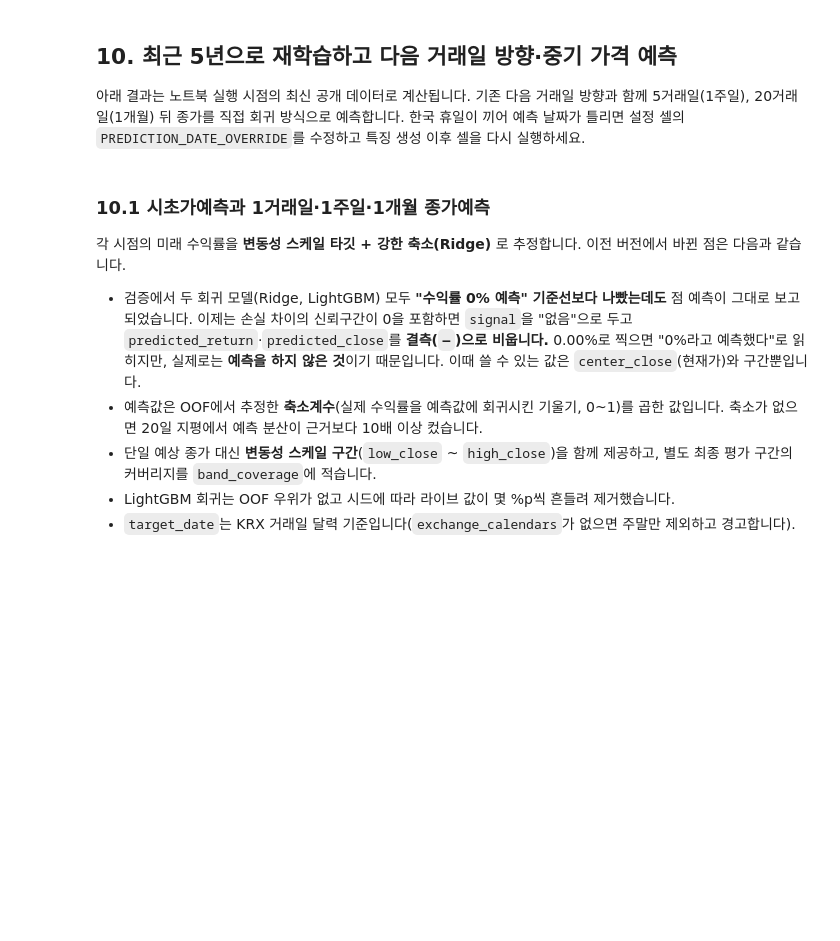
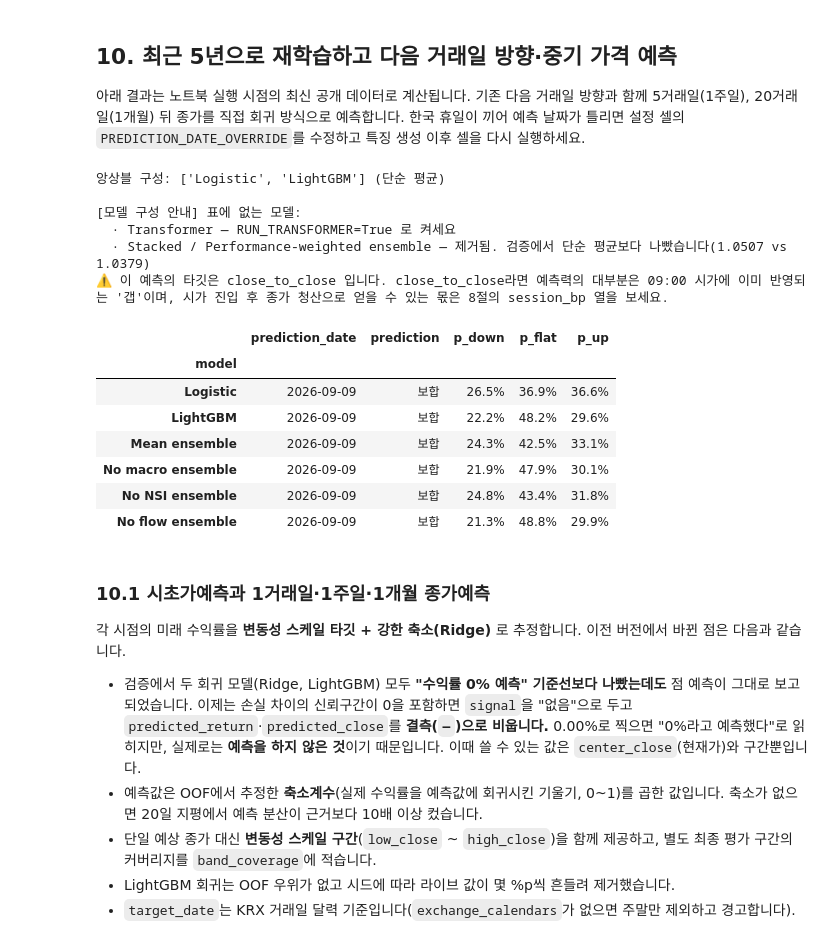
Before and after one commit to namyikim/predict_stock, a Jupyter notebook: samsung_direction_model_colab.ipynb, the cells around one changed output. Cells and saved outputs as stored; diff of their text form; code cells hidden in the pictures; blank space fills up the shorter version.

```diff
--- a/samsung_direction_model_colab.ipynb
+++ b/samsung_direction_model_colab.ipynb
@@ -4480,10 +4464,6 @@ if FLOW_ACTIVE:
 # 예측일의 이벤트 표시. 실적 시즌·직전 공시가 있는 날은 변동성이 커진다. 예측을 바꾸지는 않고
 # 원장에 표시만 남겨, 나중에 '이벤트일'과 '평일'을 나눠 채점할 수 있게 한다.
 prediction_event_flags = event_flags(prediction_date, disclosures) if USE_DISCLOSURES else []
-# 미국 CPI·PPI·FOMC 발표는 한국 시간 밤이라 그 반응이 다음 거래일 갭에 나타난다. 예측은 그대로 두고
-# 표시만 남긴다(일정표가 다루지 않는 기간이면 아무것도 붙지 않는다).
-prediction_event_flags += korea_event_flags(prediction_date, STORAGE_ROOT)
-upcoming_events = upcoming_us_events(last_samsung_date, STORAGE_ROOT)
 if prediction_event_flags:
     print("이벤트 표시:", ", ".join(prediction_event_flags))
 
@@ -4495,33 +4475,48 @@ for name, probs in live_probs.items():
         "model": name,
         "prediction_date": prediction_date.date().isoformat(),
         "prediction": LABEL_NAMES[int(np.argmax(probs))],
         "p_down": probs[0], "p_flat": probs[1], "p_up": probs[2],
     })
 live_table = pd.DataFrame(live_table).set_index("model")
 
 print("앙상블 구성:", ensemble_members, "(단순 평균)")
 
 # 이전 버전과 모델 수가 다른 이유를 매번 명시한다(빠진 것이 아니라 뺀 것이다).
 disabled = []
 if not RUN_TRANSFORMER or not TORCH_AVAILABLE:
     disabled.append("Transformer — RUN_TRANSFORMER=True 로 켜세요"
                     + ("" if TORCH_AVAILABLE else " (torch 필요)"))
 disabled.append("Stacked / Performance-weighted ensemble — 제거됨. "
                 "검증에서 단순 평균보다 나빴습니다(1.0507 vs 1.0379)")
 print("\n[모델 구성 안내] 표에 없는 모델:")
 for item in disabled:
     print("  ·", item)
 
 if not RECORD_FORECAST:
     print("⚠️ 장 마감 후 갱신입니다. 아래 예측은 그날 밤 미국 시장 정보가 반영되기 전의 참고값이며,")
     print("   원장에 기록되지 않습니다. 확정 예측은 다음 날 아침 06:30 실행에서 나옵니다.")
 if imputed_live_features:
     print("⚠️ 과거값으로 대체된 라이브 특징:", imputed_live_features)
 print("⚠️ 이 예측의 타깃은", TARGET_MODE, "입니다.",
       "close_to_close라면 예측력의 대부분은 09:00 시가에 이미 반영되는 '갭'이며,"
       " 시가 진입 후 종가 청산으로 얻을 수 있는 몫은 8절의 session_bp 열을 보세요."
       if TARGET_MODE == "close_to_close" else "")
 display(live_table.style.format({"p_down": "{:.1%}", "p_flat": "{:.1%}", "p_up": "{:.1%}"}))
+# %% [output]
+앙상블 구성: ['Logistic', 'LightGBM'] (단순 평균)
+
+[모델 구성 안내] 표에 없는 모델:
+  · Transformer — RUN_TRANSFORMER=True 로 켜세요
+  · Stacked / Performance-weighted ensemble — 제거됨. 검증에서 단순 평균보다 나빴습니다(1.0507 vs 1.0379)
+⚠️ 이 예측의 타깃은 close_to_close 입니다. close_to_close라면 예측력의 대부분은 09:00 시가에 이미 반영되는 '갭'이며, 시가 진입 후 종가 청산으로 얻을 수 있는 몫은 8절의 session_bp 열을 보세요.
+|  | prediction_date | prediction | p_down | p_flat | p_up |
+| model |  |  |  |  |  |
+| Logistic | 2026-09-09 | 보합 | 26.5% | 36.9% | 36.6% |
+| LightGBM | 2026-09-09 | 보합 | 22.2% | 48.2% | 29.6% |
+| Mean ensemble | 2026-09-09 | 보합 | 24.3% | 42.5% | 33.1% |
+| No macro ensemble | 2026-09-09 | 보합 | 21.9% | 47.9% | 30.1% |
+| No NSI ensemble | 2026-09-09 | 보합 | 24.8% | 43.4% | 31.8% |
+| No flow ensemble | 2026-09-09 | 보합 | 21.3% | 48.8% | 29.9% |
 # %% [markdown]
 ### 10.1 시초가예측과 1거래일·1주일·1개월 종가예측
 
```
Also changed, not shown: parts of 29 cells of this notebook.
